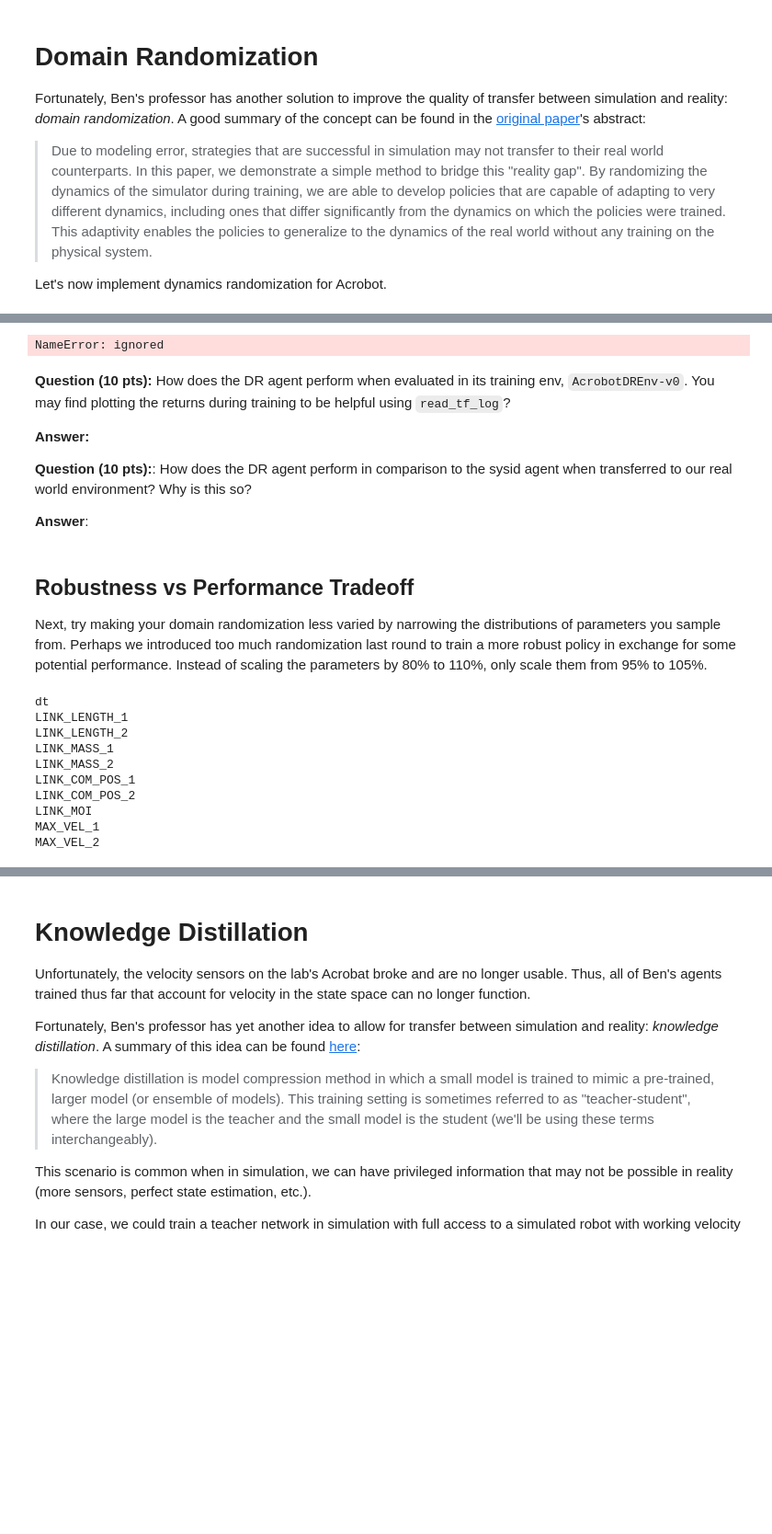
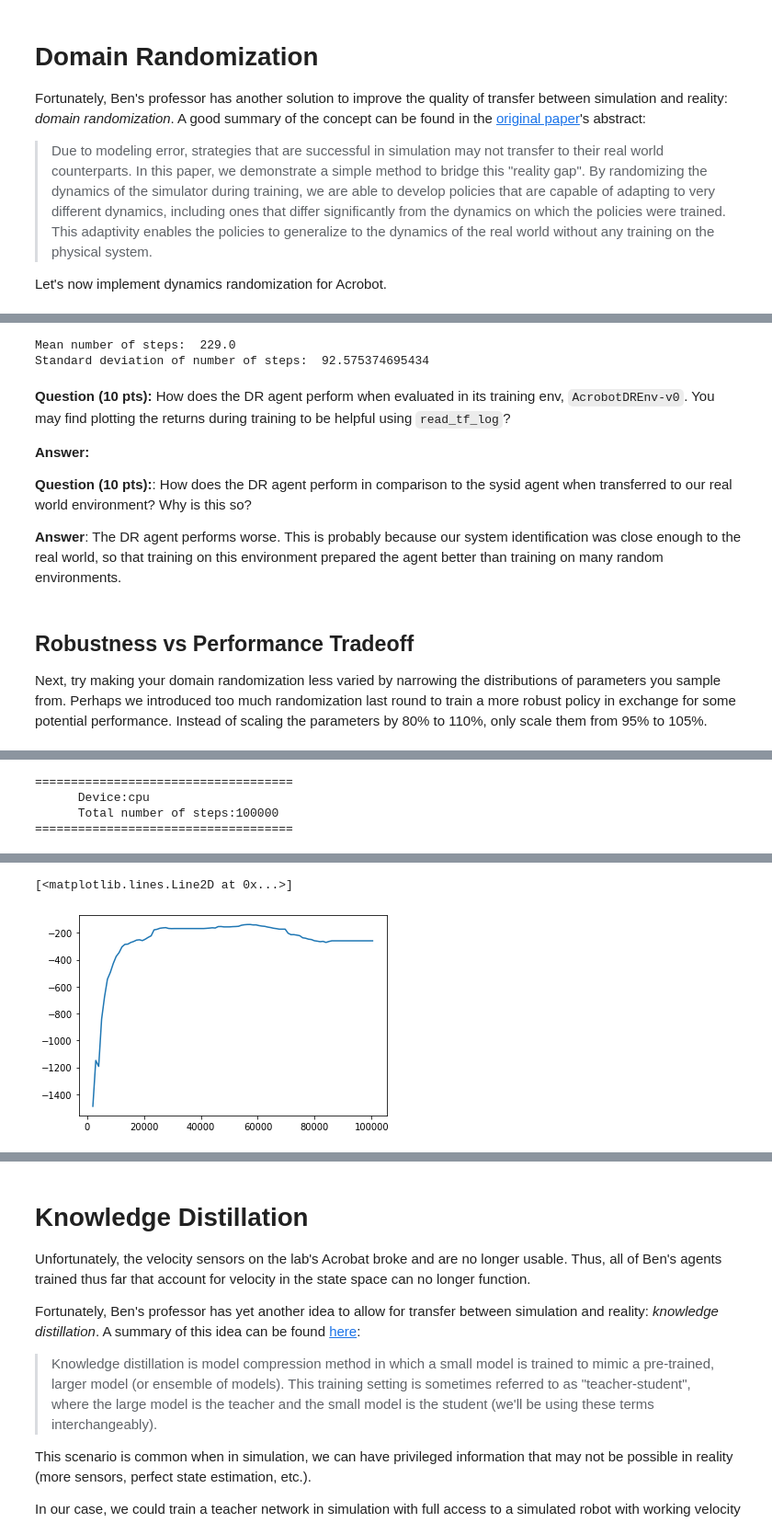
Before and after one commit to LuisCGit/6.484-reinforcement-learning, a Jupyter notebook: sim2real.ipynb, the cells around one changed output, grey strips where cells are left out. Shown at 92% size. Saved outputs shown, nothing was run; the diff lists cells and outputs as text; code cells hidden in the pictures; blank space fills up the shorter version.

```diff
--- a/sim2real.ipynb
+++ b/sim2real.ipynb
@@ -540,9 +568,10 @@ plt.plot(dr_steps, dr_returns)
 ### ("AcrobotTargetEnv-v0").  Make sure to run at least 10 trials.
 ### Report mean and standard deviation. (10 pts)
 target_env = wrap_env(gym.make('AcrobotTargetEnv-v0'))
-eval_agent(dr_agent,target_env,num_trials=100)
+eval_agent(dr_agent,target_env,num_trials=10)
 # %% [output]
-NameError: ignored
+Mean number of steps:  229.0
+Standard deviation of number of steps:  92.575374695434
 # %% [markdown]
 **Question (10 pts):** How does the DR agent perform when evaluated in its training env, `AcrobotDREnv-v0`. You may find plotting the returns during training to be helpful using `read_tf_log`?
 
@@ -550,25 +579,11 @@ NameError: ignored
 
 **Question (10 pts):**:  How does the DR agent perform in comparison to the sysid agent when transferred to our real world environment? Why is this so?
 
-**Answer**:
+**Answer**: The DR agent performs worse. This is probably because our system identification was close enough to the real world, so that training on this environment prepared the agent better than training on many random environments.
 # %% [markdown]
 ## Robustness vs Performance Tradeoff
 
 Next, try making your domain randomization less varied by narrowing the distributions of parameters you sample from. Perhaps we introduced too much randomization last round to train a more robust policy in exchange for some potential performance. Instead of scaling the parameters by 80% to 110%, only scale them from 95% to 105%.
-# %%
-for key in best_params:
-  print(key)
-# %% [output]
-dt
-LINK_LENGTH_1
-LINK_LENGTH_2
-LINK_MASS_1
-LINK_MASS_2
-LINK_COM_POS_1
-LINK_COM_POS_2
-LINK_MOI
-MAX_VEL_1
-MAX_VEL_2
 # %%
 class AcrobotDRCompareEnv(AcrobotEnv):
     def reset(self):
@@ -576,11 +591,9 @@ class AcrobotDRCompareEnv(AcrobotEnv):
 
         ### TODO: randomize the dynamics parameters (10 pts)
         for key in best_params:
-          setattr(super(), ,key, v)
-
-
+          scale_factor = np.random.uniform(low=0.95,high=1.05)
+          setattr(self ,key, scale_factor*getattr(self,key))
         ### ENDTODO
-
         return obs
 
 env_name = 'AcrobotDRCompareEnv-v0'
@@ -594,3 +607,4 @@ register(
 dr_compare_agent, dr_compare_save_dir = train_ppo(env_name='AcrobotDRCompareEnv-v0')
 dr_compare_steps, dr_compare_returns = read_tf_log(dr_compare_save_dir)
 plt.plot(dr_compare_steps, dr_compare_returns)
+# %% [output]
@@ -596,0 +614,4 @@ plt.plot(dr_compare_steps, dr_compare_returns)
+====================================
+      Device:cpu
+      Total number of steps:100000
+====================================
@@ -597,3 +633,5 @@ plt.plot(dr_compare_steps, dr_compare_returns)
+[<matplotlib.lines.Line2D at 0x...>]
+[figure, added]
 # %%
 ### TODO: evaluate the dr_compare_agent in the real world environment
 ### ("AcrobotTargetEnv-v0").  Make sure to run at least 10 trials.
```
Also changed, not shown: parts of 19 cells of this notebook.
